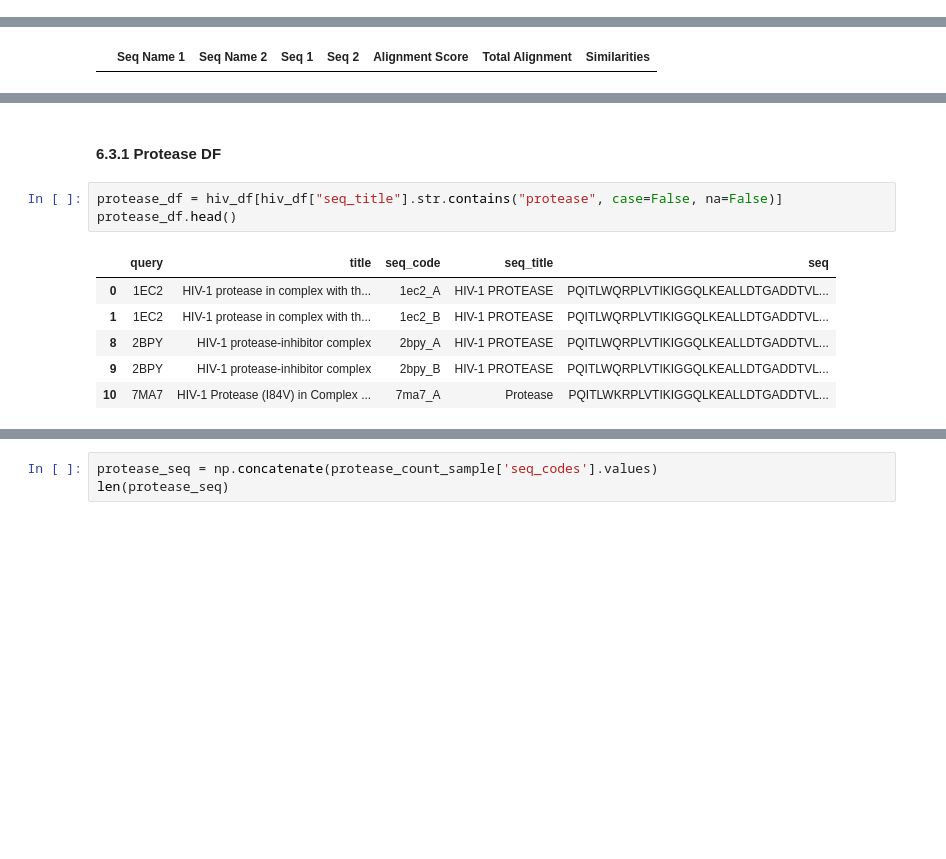
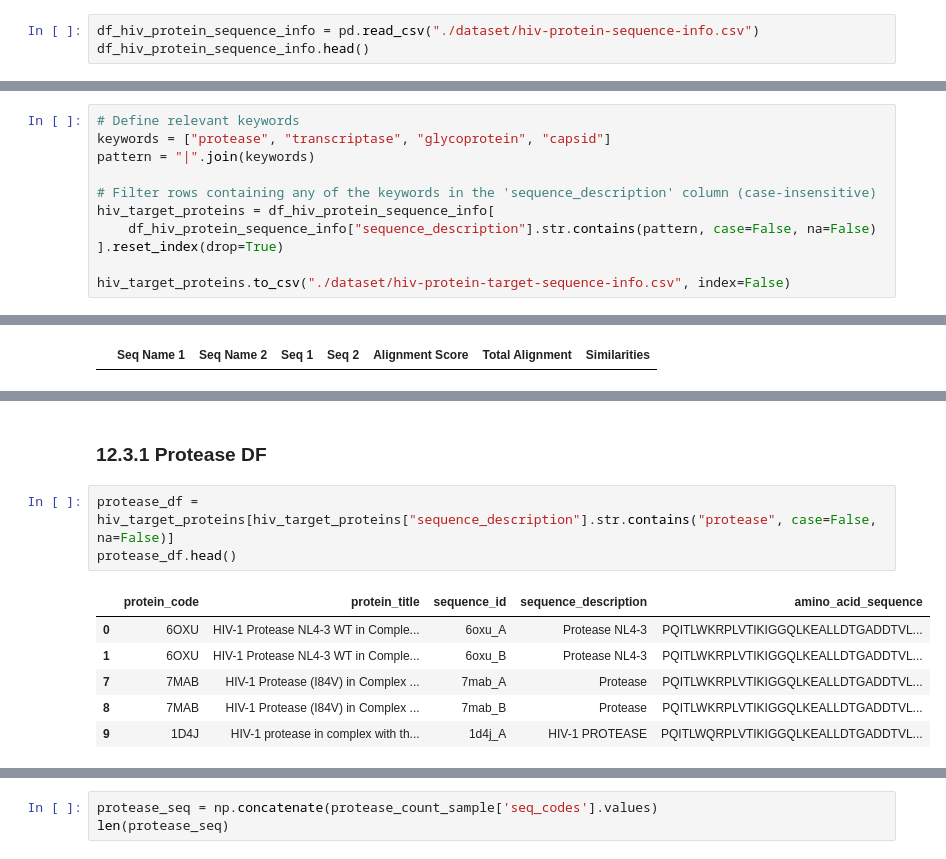
Before and after one commit to FillipusAditya/clustering-hiv-type-1-protein, a Jupyter notebook: hiv_type_1.ipynb, the cells around one changed output, grey strips where cells are left out. Cells and saved outputs as stored; diff of their text form; blank space fills up the shorter version.

```diff
--- a/hiv_type_1.ipynb
+++ b/hiv_type_1.ipynb
@@ -417,0 +383,3 @@ hiv_df_filtered.head()
+# %%
+df_hiv_protein_sequence_info = pd.read_csv("./dataset/hiv-protein-sequence-info.csv")
+df_hiv_protein_sequence_info.head()
@@ -417,0 +409,11 @@ hiv_df_filtered.head()
+# %%
+# Define relevant keywords
+keywords = ["protease", "transcriptase", "glycoprotein", "capsid"]
+pattern = "|".join(keywords)
+
+# Filter rows containing any of the keywords in the 'sequence_description' column (case-insensitive)
+hiv_target_proteins = df_hiv_protein_sequence_info[
+    df_hiv_protein_sequence_info["sequence_description"].str.contains(pattern, case=False, na=False)
+].reset_index(drop=True)
+
+hiv_target_proteins.to_csv("./dataset/hiv-protein-target-sequence-info.csv", index=False)
@@ -514,13 +546,13 @@ df_seq_matching_filtered.head()
 # %% [markdown]
-#### 6.3.1 Protease DF
+### 12.3.1 Protease DF
 # %%
-protease_df = hiv_df[hiv_df["seq_title"].str.contains("protease", case=False, na=False)]
+protease_df = hiv_target_proteins[hiv_target_proteins["sequence_description"].str.contains("protease", case=False, na=False)]
 protease_df.head()
 # %% [output]
-|  | query | title | seq_code | seq_title | seq |
-| 0 | 1EC2 | HIV-1 protease in complex with th... | 1ec2_A | HIV-1 PROTEASE | PQITLWQRPLVTIKIGGQLKEALLDTGADDTVL... |
-| 1 | 1EC2 | HIV-1 protease in complex with th... | 1ec2_B | HIV-1 PROTEASE | PQITLWQRPLVTIKIGGQLKEALLDTGADDTVL... |
-| 8 | 2BPY | HIV-1 protease-inhibitor complex | 2bpy_A | HIV-1 PROTEASE | PQITLWQRPLVTIKIGGQLKEALLDTGADDTVL... |
-| 9 | 2BPY | HIV-1 protease-inhibitor complex | 2bpy_B | HIV-1 PROTEASE | PQITLWQRPLVTIKIGGQLKEALLDTGADDTVL... |
-| 10 | 7MA7 | HIV-1 Protease (I84V) in Complex ... | 7ma7_A | Protease | PQITLWKRPLVTIKIGGQLKEALLDTGADDTVL... |
+|  | protein_code | protein_title | sequence_id | sequence_description | amino_acid_sequence |
+| 0 | 6OXU | HIV-1 Protease NL4-3 WT in Comple... | 6oxu_A | Protease NL4-3 | PQITLWKRPLVTIKIGGQLKEALLDTGADDTVL... |
+| 1 | 6OXU | HIV-1 Protease NL4-3 WT in Comple... | 6oxu_B | Protease NL4-3 | PQITLWKRPLVTIKIGGQLKEALLDTGADDTVL... |
+| 7 | 7MAB | HIV-1 Protease (I84V) in Complex ... | 7mab_A | Protease | PQITLWKRPLVTIKIGGQLKEALLDTGADDTVL... |
+| 8 | 7MAB | HIV-1 Protease (I84V) in Complex ... | 7mab_B | Protease | PQITLWKRPLVTIKIGGQLKEALLDTGADDTVL... |
+| 9 | 1D4J | HIV-1 protease in complex with th... | 1d4j_A | HIV-1 PROTEASE | PQITLWQRPLVTIKIGGQLKEALLDTGADDTVL... |
 # %%
```
Also changed, not shown: parts of 160 cells of this notebook.
